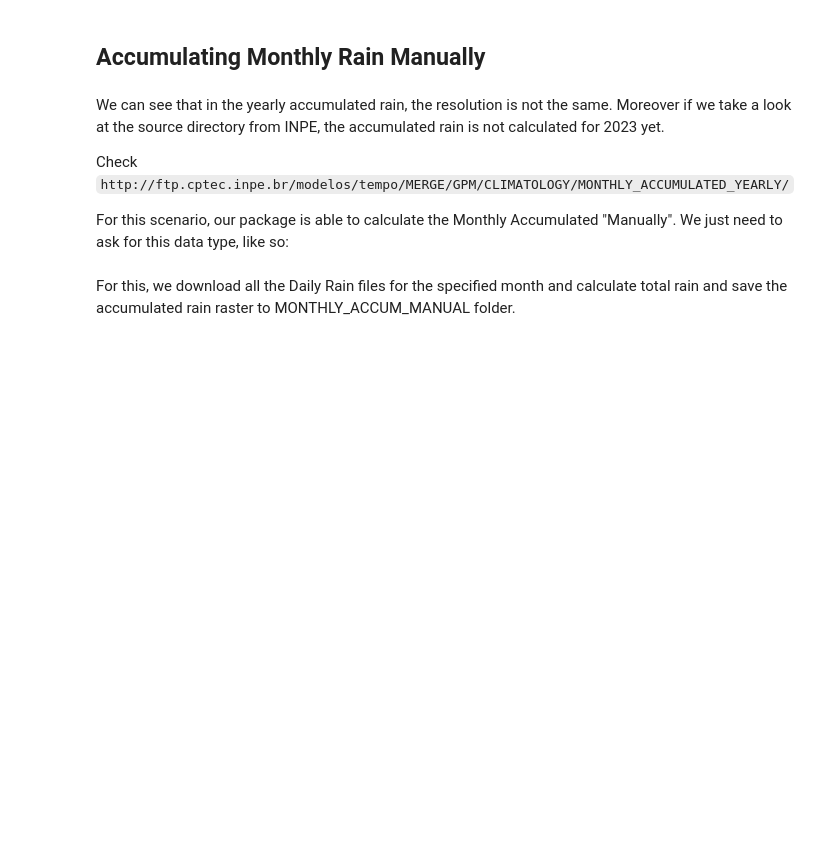
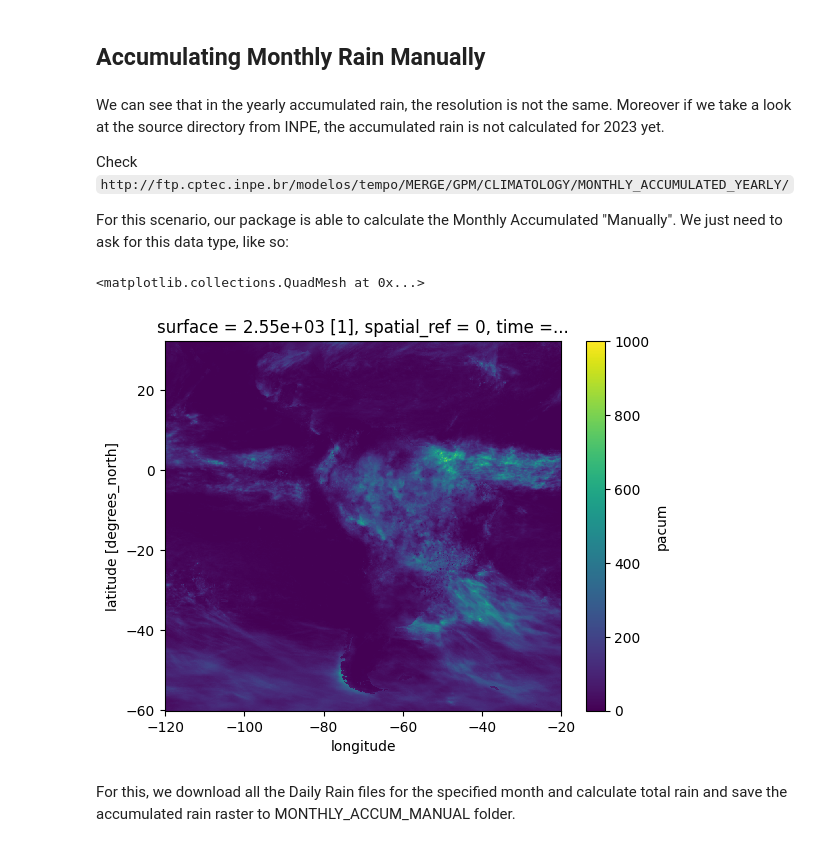
Before and after one commit to cordmaur/merge-downloader, a Jupyter notebook: nbs/01-MERGEDownloader_usage.ipynb, the cells around one changed output. Cells and saved outputs as stored; diff of their text form; code cells hidden in the pictures; blank space fills up the shorter version.

```diff
--- a/nbs/01-MERGEDownloader_usage.ipynb
+++ b/nbs/01-MERGEDownloader_usage.ipynb
@@ -280,8 +303,11 @@ Check `http://ftp.cptec.inpe.br/modelos/tempo/MERGE/GPM/CLIMATOLOGY/MONTHLY_ACCU
 
 For this scenario, our package is able to calculate the Monthly Accumulated "Manually". We just need to ask for this data type, like so:
 # %%
-may = downloader.open_file('2023-02', datatype=INPETypes.MONTHLY_ACCUM_MANUAL)
+may = downloader.open_file("2023-02", datatype=InpeTypes.MONTHLY_ACCUM_MANUAL)
 
 may.plot(vmax=1000)
+# %% [output]
+<matplotlib.collections.QuadMesh at 0x...>
+[figure, added]
 # %% [markdown]
 For this, we download all the Daily Rain files for the specified month and calculate total rain and save the accumulated rain raster to MONTHLY_ACCUM_MANUAL folder.
```
Also changed, not shown: parts of 27 cells of this notebook, 9 other files.
